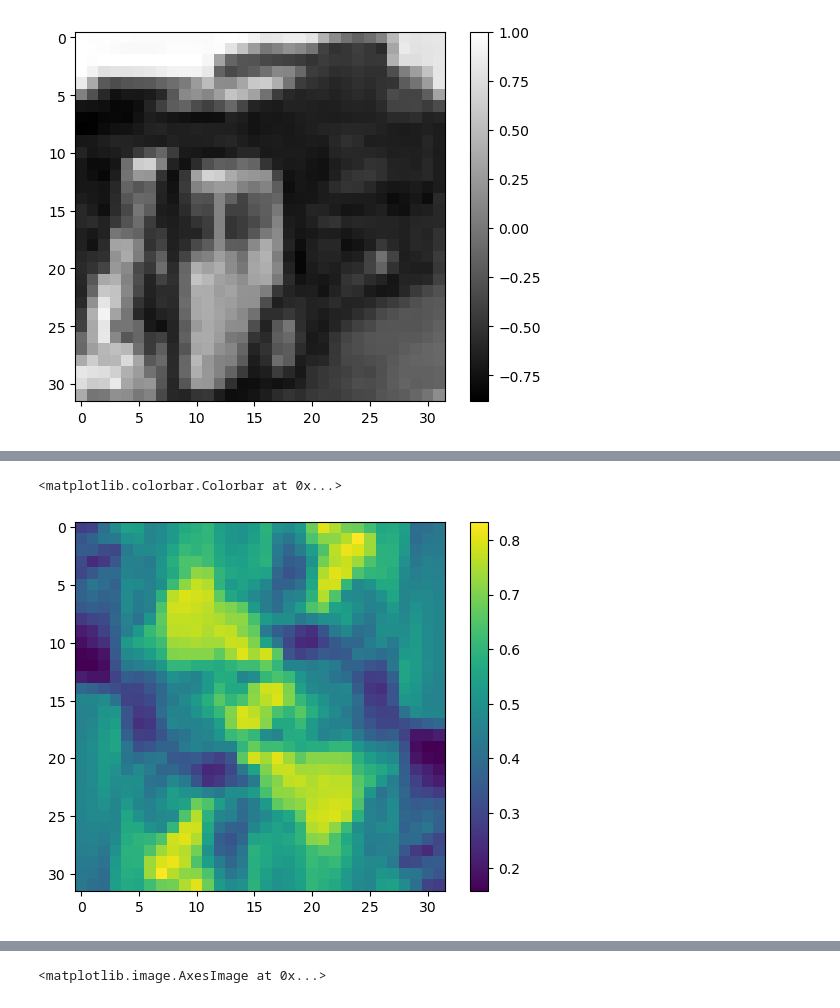
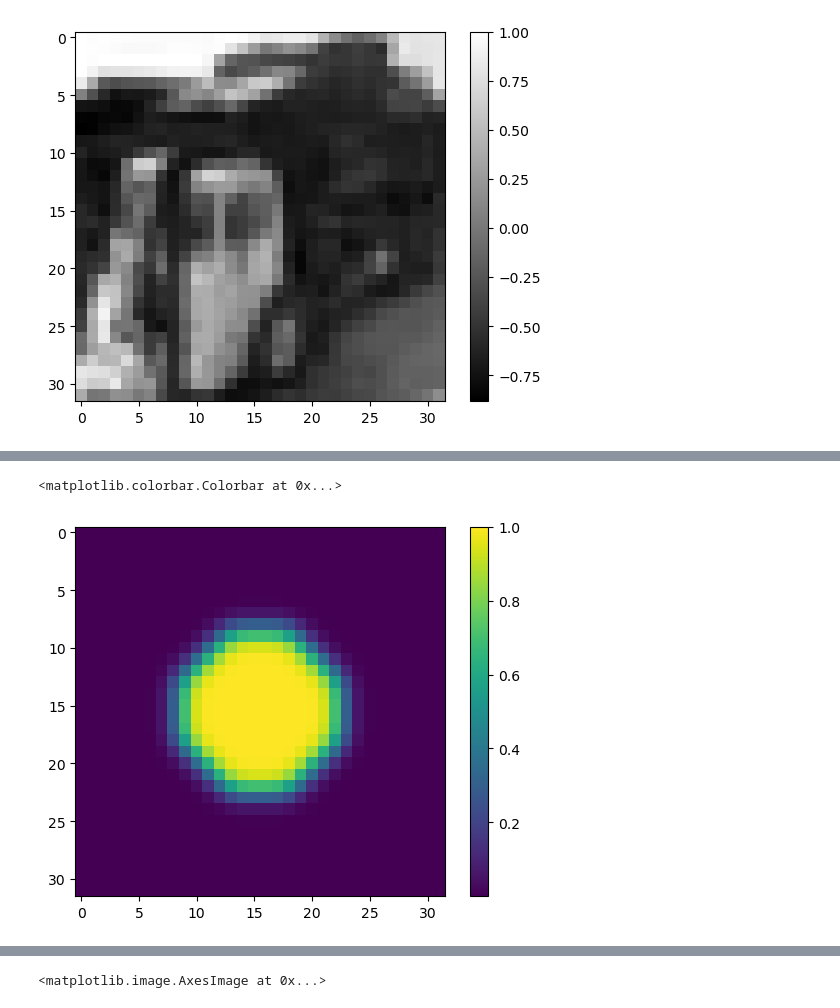
Before and after one commit to hoidn/MAE, a Jupyter notebook: diffraction.ipynb, the cells around one changed output, grey strips where cells are left out. Drawn from its saved outputs; the diff is of its cells as text; code cells hidden in the pictures.

```diff
--- a/diffraction.ipynb
+++ b/diffraction.ipynb
@@ -102,8 +102,8 @@ Processing test batch 79
 # %%
 import matplotlib.pyplot as plt
 import numpy as np
-plt.imshow((batch[10, 0, ...]), cmap = 'viridis')
+plt.imshow((probe), cmap = 'viridis')
 plt.colorbar()
 # %% [output]
 <matplotlib.colorbar.Colorbar at 0x...>
-[figure, old version]
+[figure, new version]
```
Also changed, not shown: parts of 5 cells of this notebook, 4 other files.
